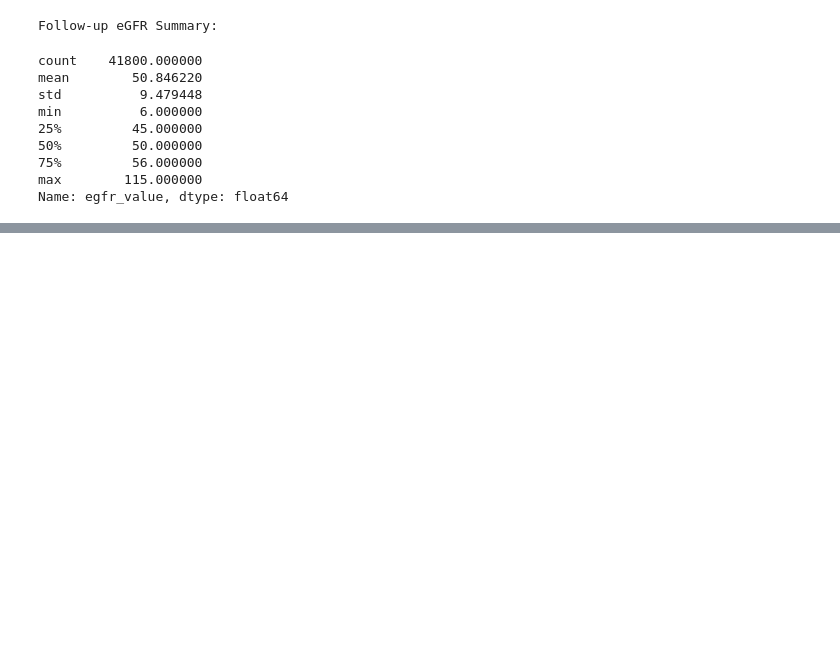
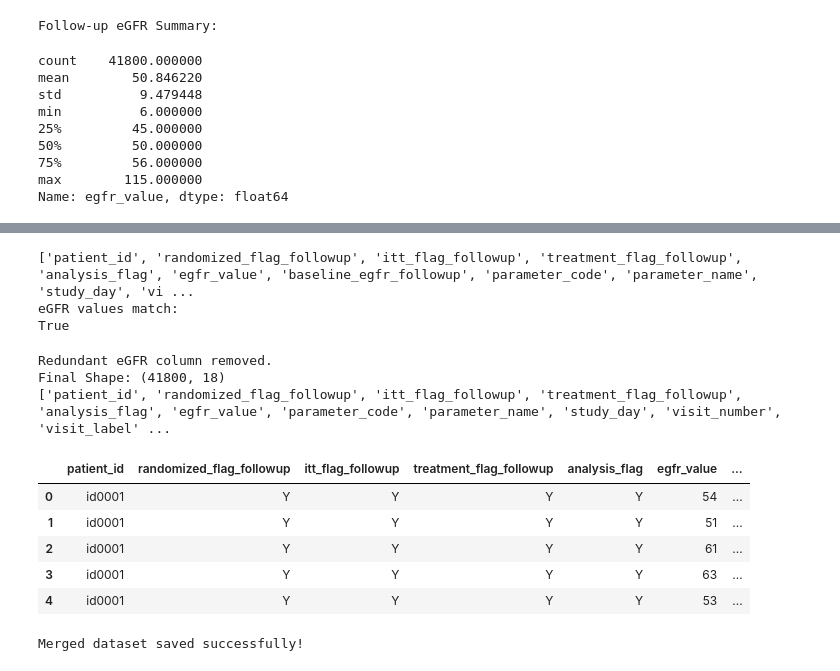
Before and after one commit to Usmanshakir7/Explainable-Machine-Learning-for-Chronic-Kidney-Disease-Prediction, a Jupyter notebook: 1_data_understanding.ipynb, the cells around one changed output, grey strips where cells are left out. Cells and saved outputs as stored; diff of their text form; code cells hidden in the pictures; blank space fills up the shorter version.

```diff
--- a/1_data_understanding.ipynb
+++ b/1_data_understanding.ipynb
@@ -398,0 +468,65 @@ Total Outlier Records: 1347
+# %%
+
+# Display all merged column names
+print(merged.columns.tolist())
+
+# Compare baseline eGFR from both datasets
+comparison = merged[
+    ["baseline_egfr_followup", "baseline_egfr_baseline"]
+]
+
+print("eGFR values match:")
+print(
+    comparison["baseline_egfr_followup"].eq(
+        comparison["baseline_egfr_baseline"]
+    ).all()
+)
+# %% [output]
+['patient_id', 'randomized_flag_followup', 'itt_flag_followup', 'treatment_flag_followup', 'analysis_flag', 'egfr_value', 'baseline_egfr_followup', 'parameter_code', 'parameter_name', 'study_day', 'vi ...
+eGFR values match:
+True
+# %%
+
+# Remove unnecessary duplicate attributes
+if comparison["baseline_egfr_followup"].eq(
+    comparison["baseline_egfr_baseline"]
+).all():
+
+    merged = merged.drop(columns=[
+        "baseline_egfr_followup",
+        "_merge"
+    ])
+
+    merged = merged.rename(columns={
+        "baseline_egfr_baseline": "baseline_egfr"
+    })
+
+    print("Redundant eGFR column removed.")
+else:
+    print("eGFR mismatch detected. Investigate before cleaning.")
+
+# Final dimensions and columns
+print("Final Shape:", merged.shape)
+print(merged.columns.tolist())
+
+display(merged.head())
+# %% [output]
+Redundant eGFR column removed.
+Final Shape: (41800, 18)
+['patient_id', 'randomized_flag_followup', 'itt_flag_followup', 'treatment_flag_followup', 'analysis_flag', 'egfr_value', 'parameter_code', 'parameter_name', 'study_day', 'visit_number', 'visit_label' ...
+|  | patient_id | randomized_flag_followup | itt_flag_followup | treatment_flag_followup | analysis_flag | egfr_value | ... |
+| 0 | id0001 | Y | Y | Y | Y | 54 | ... |
+| 1 | id0001 | Y | Y | Y | Y | 51 | ... |
+| 2 | id0001 | Y | Y | Y | Y | 61 | ... |
+| 3 | id0001 | Y | Y | Y | Y | 63 | ... |
+| 4 | id0001 | Y | Y | Y | Y | 53 | ... |
+# %%
+
+merged.to_csv(
+    "smart_c_merged.csv",
+    index=False
+)
+
+print("Merged dataset saved successfully!")
+# %% [output]
+Merged dataset saved successfully!
```
Also changed, not shown: parts of 7 cells of this notebook, 1 other file.
